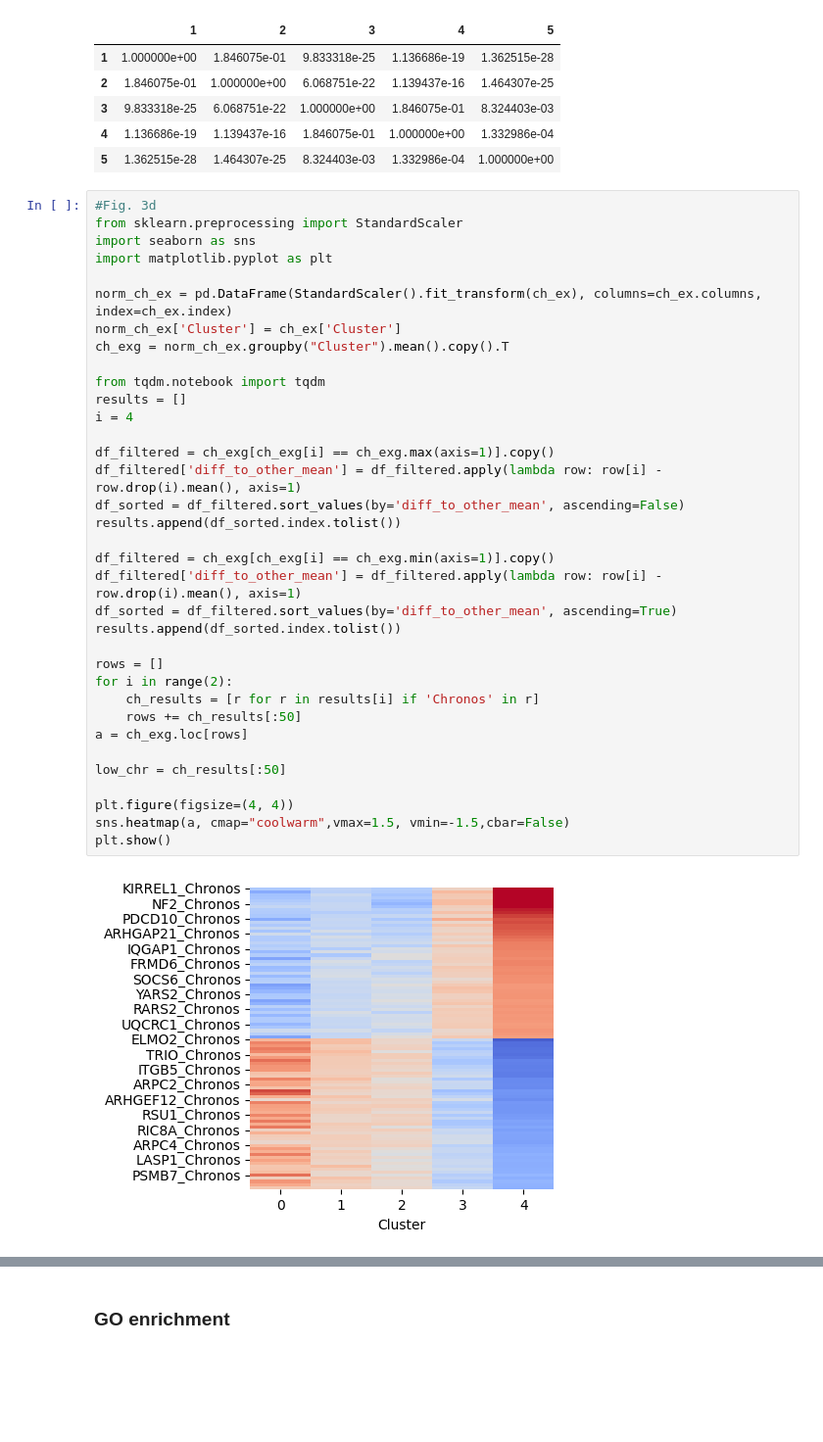
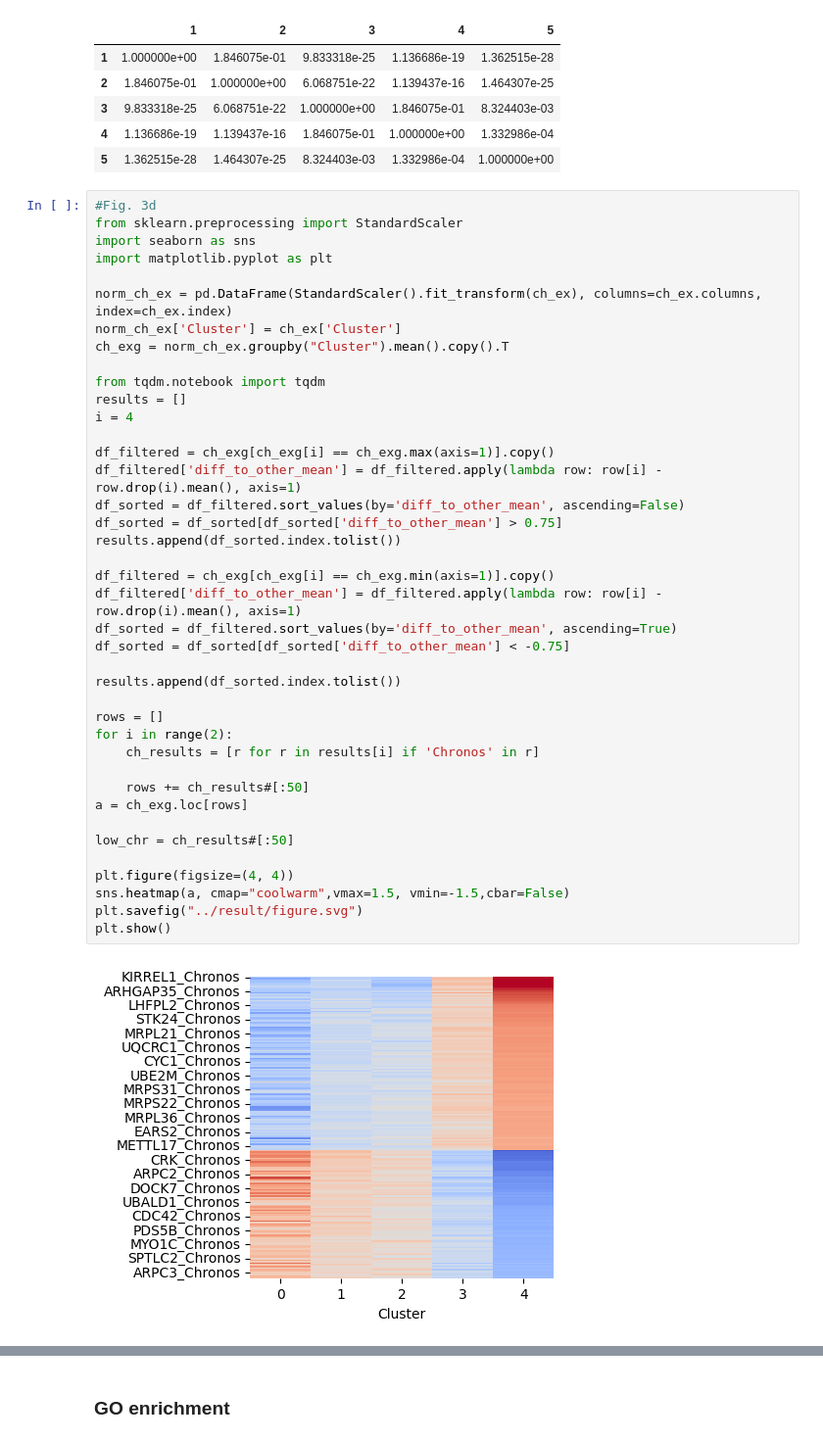
Before and after one commit to kkkkito/statemap, a Jupyter notebook: notebooks/Comparing clusters.ipynb, the cells around one changed output, grey strips where cells are left out. Shown at 98% size. Saved outputs shown, nothing was run; the diff lists cells and outputs as text; blank space fills up the shorter version.

```diff
--- a/notebooks/Comparing clusters.ipynb
+++ b/notebooks/Comparing clusters.ipynb
@@ -113,33 +643,38 @@ import seaborn as sns
 import matplotlib.pyplot as plt
 
 norm_ch_ex = pd.DataFrame(StandardScaler().fit_transform(ch_ex), columns=ch_ex.columns, index=ch_ex.index)
 norm_ch_ex['Cluster'] = ch_ex['Cluster']
 ch_exg = norm_ch_ex.groupby("Cluster").mean().copy().T
 
 from tqdm.notebook import tqdm
 results = []
 i = 4
 
 df_filtered = ch_exg[ch_exg[i] == ch_exg.max(axis=1)].copy()
 df_filtered['diff_to_other_mean'] = df_filtered.apply(lambda row: row[i] - row.drop(i).mean(), axis=1)
 df_sorted = df_filtered.sort_values(by='diff_to_other_mean', ascending=False)
+df_sorted = df_sorted[df_sorted['diff_to_other_mean'] > 0.75]
 results.append(df_sorted.index.tolist())
 
 df_filtered = ch_exg[ch_exg[i] == ch_exg.min(axis=1)].copy()
 df_filtered['diff_to_other_mean'] = df_filtered.apply(lambda row: row[i] - row.drop(i).mean(), axis=1)
 df_sorted = df_filtered.sort_values(by='diff_to_other_mean', ascending=True)
+df_sorted = df_sorted[df_sorted['diff_to_other_mean'] < -0.75]
+
 results.append(df_sorted.index.tolist())
 
 rows = []
 for i in range(2):
     ch_results = [r for r in results[i] if 'Chronos' in r]
-    rows += ch_results[:50]
+
+    rows += ch_results#[:50]
 a = ch_exg.loc[rows]
 
-low_chr = ch_results[:50]
+low_chr = ch_results#[:50]
 
 plt.figure(figsize=(4, 4))
 sns.heatmap(a, cmap="coolwarm",vmax=1.5, vmin=-1.5,cbar=False)
+plt.savefig("../result/figure.svg")
 plt.show()
 # %% [output]
-[figure, old version]
+[figure, new version]
```
Also changed, not shown: parts of 84 cells of this notebook, 5 other files.
